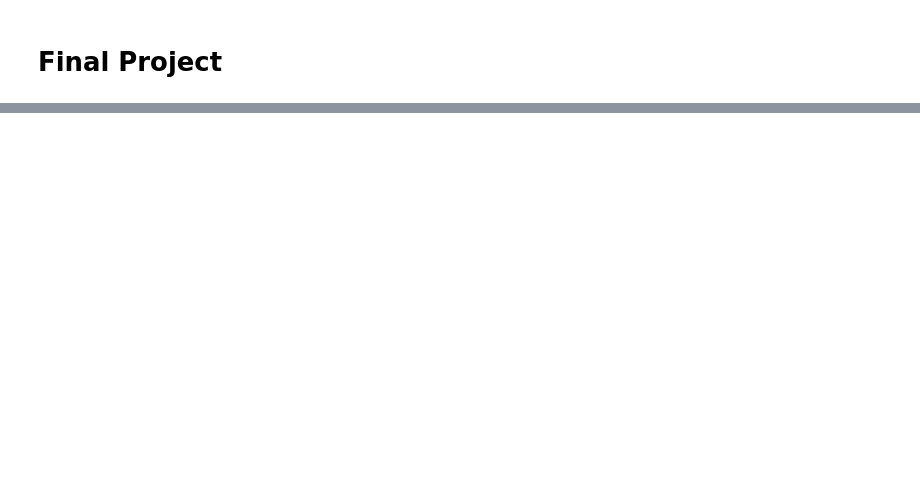
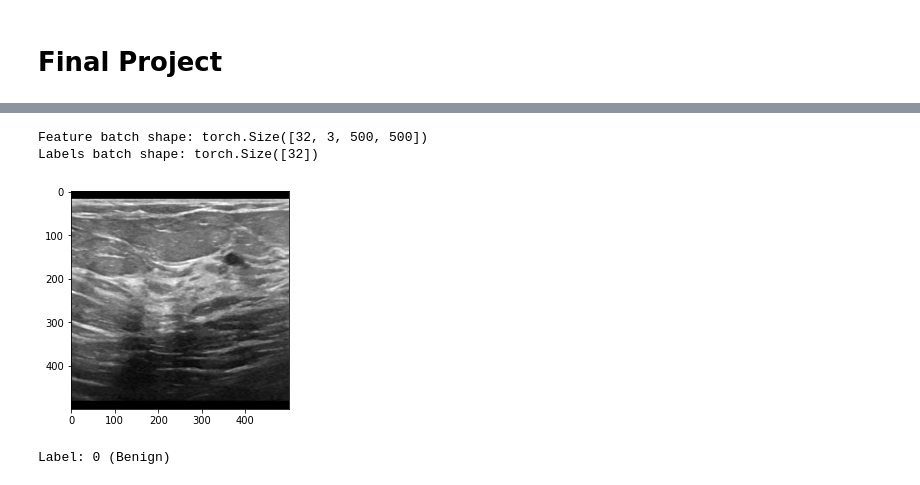
Before and after one commit to johnleh/Comp562-Final-Project, a Jupyter notebook: Comp562 Final Project.ipynb, the cells around one changed output, grey strips where cells are left out. Saved outputs shown, nothing was run; the diff lists cells and outputs as text; code cells hidden in the pictures; blank space fills up the shorter version.

```diff
--- a/Comp562 Final Project.ipynb
+++ b/Comp562 Final Project.ipynb
@@ -10,0 +121,16 @@ ModuleNotFoundError: No module named 'tensorflow'
+# %%
+# Show the shape of the features and labels from each batch
+# along with a sample from the batch
+train_features, train_labels = next(iter(train_dataloader))
+print(f"Feature batch shape: {train_features.size()}")
+print(f"Labels batch shape: {train_labels.size()}")
+img = np.transpose(train_features[0].numpy(), (1, 2, 0)).squeeze()
+label = train_labels[0].item()
+plt.imshow(img, cmap="gray")
+plt.show()
+print(f"Label: {label} ({labels_map[label]})")
+# %% [output]
+Feature batch shape: torch.Size([32, 3, 500, 500])
+Labels batch shape: torch.Size([32])
+[figure, added]
+Label: 0 (Benign)
```
Also changed, not shown: parts of 9 cells of this notebook, 2 other files.
